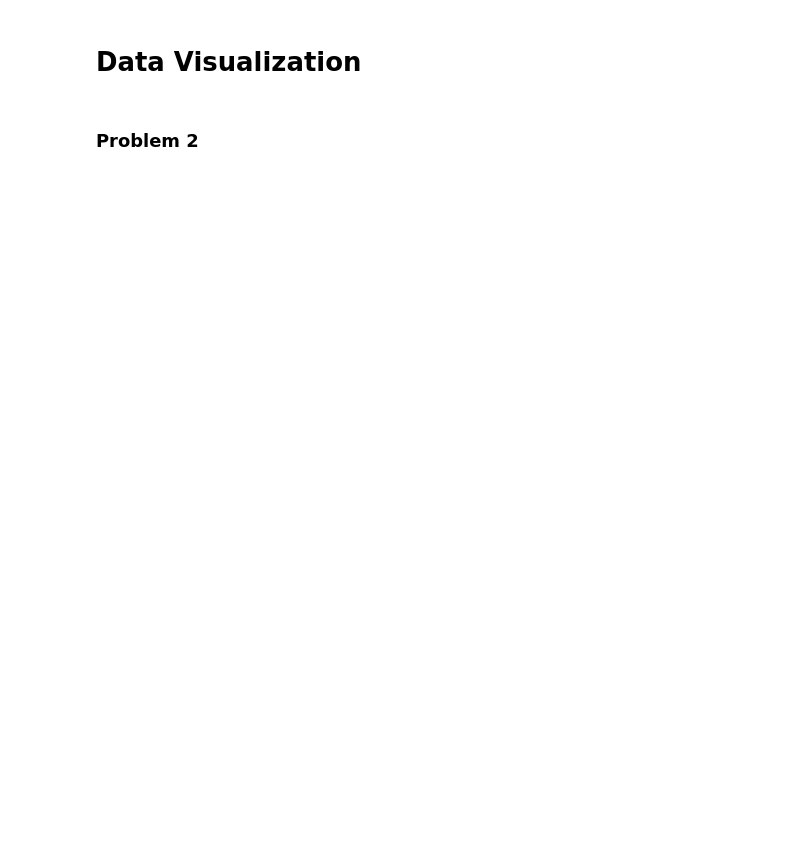
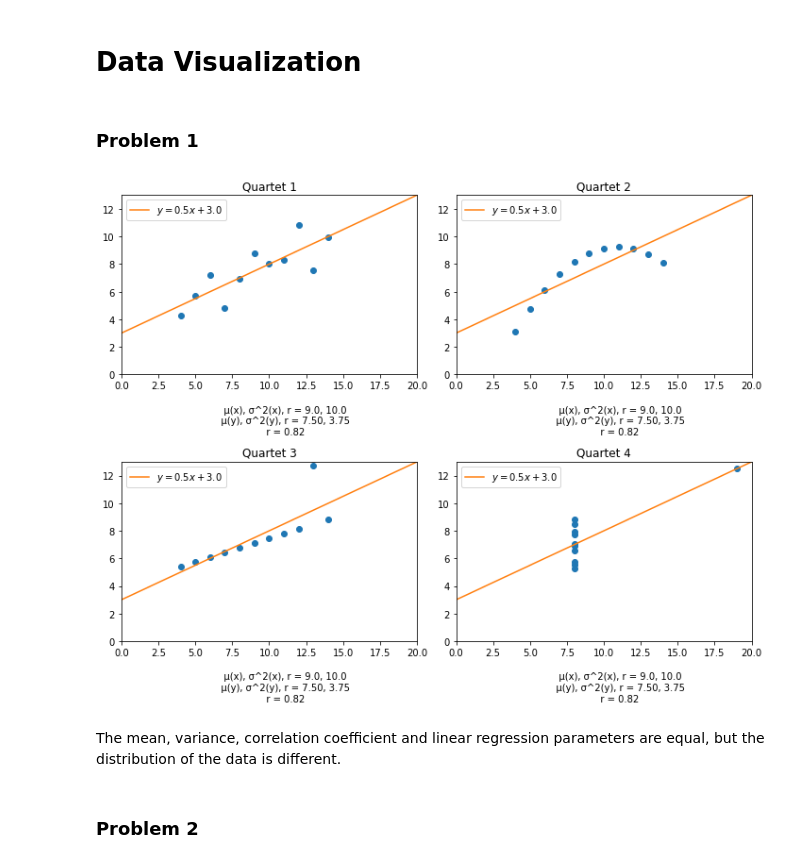
Before and after one commit to natashawatkins/BootCamp2018, a Jupyter notebook: Probsets/Comp/Probset2/visualization.ipynb, the cells around one changed output. Drawn from its saved outputs; the diff is of its cells as text; code cells hidden in the pictures; blank space fills up the shorter version.

```diff
--- a/Probsets/Comp/Probset2/visualization.ipynb
+++ b/Probsets/Comp/Probset2/visualization.ipynb
@@ -3,3 +7,32 @@
+# %% [markdown]
+### Problem 1
+# %%
+from scipy.stats import linregress
+
+anscombe = np.load('anscombe.npy')
+fig, axes = plt.subplots(2, 2, figsize=(10, 8))
+
+for i, ax in zip(range(0, 8, 2), axes.flatten()):
+
+    m, c, r, p_value, σ = linregress(anscombe[:, i], anscombe[:, i+1])
+    x = np.linspace(0, 20)
+    ax.plot(anscombe[:, i], anscombe[:, i+1], 'o')
+    ax.plot(x, c + m * x, label=f'$y = {m:.1f}x + {c:.1f}$')
+    ax.set(title=f'Quartet {int(i / 2 + 1)}',
+           xlim=(0, 20), ylim=(0, 13),
+           xlabel=rf'''
+           μ(x), σ^2(x), r = {anscombe[:, i].mean()}, {anscombe[:, i].var()}
+           μ(y), σ^2(y), r = {anscombe[:, i+1].mean():.2f}, {anscombe[:, i+1].var():.2f}
+           r = {r:.2f}''')
+
+    ax.legend()
+
+plt.tight_layout()
+plt.show()
+# %% [output]
+[figure, added]
+# %% [markdown]
+The mean, variance, correlation coefficient and linear regression parameters are equal, but the distribution of the data is different.
 # %% [markdown]
 ### Problem 2
 # %%
```
Also changed, not shown: parts of 24 cells of this notebook, 17 other files.
